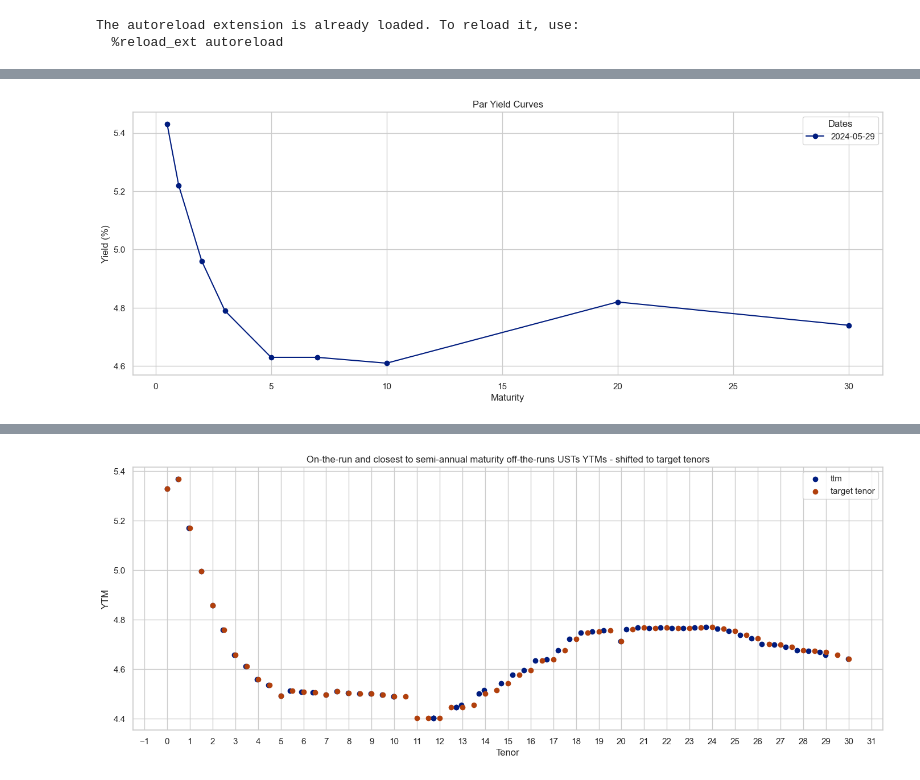
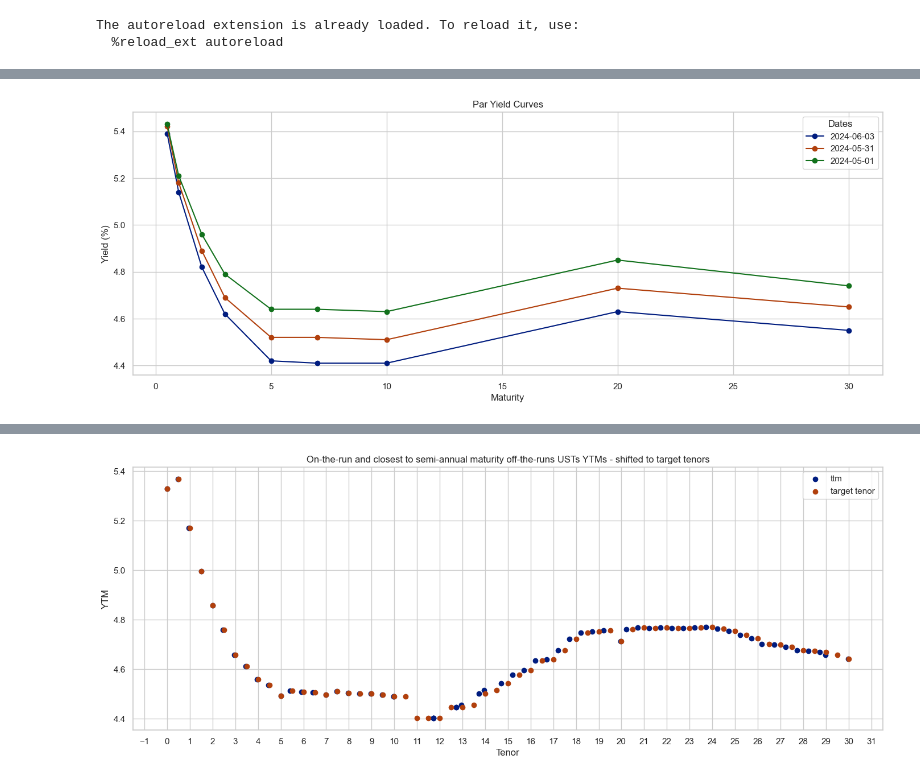
Before and after one commit to cleeclee123/Curve-Your-Enthusiasm-, a Jupyter notebook: curves.ipynb, the cells around one changed output, grey strips where cells are left out. Cells and saved outputs as stored; diff of their text form; code cells hidden in the pictures.

```diff
--- a/curves.ipynb
+++ b/curves.ipynb
@@ -68,16 +63,15 @@ df_par_rates
 # %%
-df_par_rates.drop(df_par_rates.columns[[1, 2, 3, 4]], axis=1, inplace=True)
-
 plot_yield_curves(
-    df_par_rates,
+    df_par_rates.drop(df_par_rates.columns[[1, 2, 3, 4]], axis=1),
     dates=[
-        datetime(2024, 5, 29),
-        # datetime(2024, 4, 23),
+        datetime(2024, 6, 3),
+        datetime(2024, 5, 31),
+        datetime(2024, 5, 1),
         # datetime(2024, 3, 22),
         # datetime(2024, 2, 22),
     ],
     title="Par Yield Curves",
 )
 # %% [output]
-[figure, old version]
+[figure, new version]
 # %%
```
Also changed, not shown: parts of 8 cells of this notebook, 17 other files.
